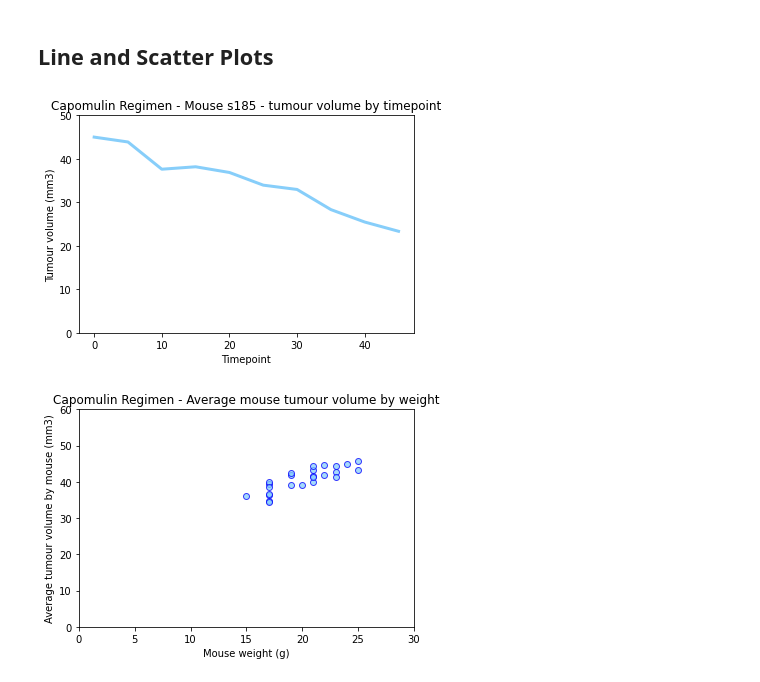
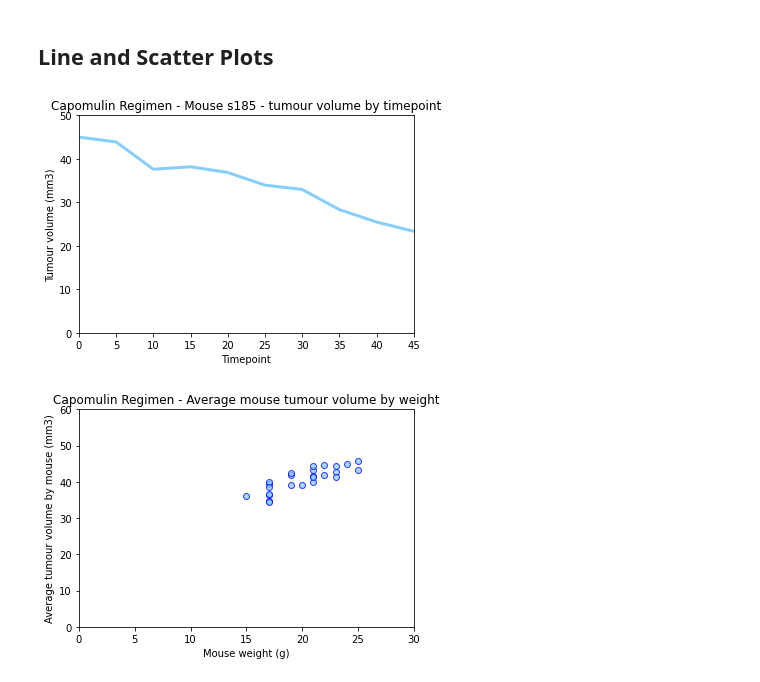
Before and after one commit to kimco2/linear_regression_tumor_treatment, a Jupyter notebook: script.ipynb, the cells around one changed output. Cells and saved outputs as stored; diff of their text form; code cells hidden in the pictures.

```diff
--- a/script.ipynb
+++ b/script.ipynb
@@ -243,19 +243,20 @@ plt.show()
 # %%
 # Generate a line plot of tumour volume vs. time point for a mouse treated with Capomulin
 
 # Selecting the mouse and defining the x and y values
 the_chosen_mouse_df = clean_merged_mice_df.loc[clean_merged_mice_df["Mouse ID"] == "s185"]
 tumour_volume = the_chosen_mouse_df["Tumour Volume (mm3)"]
 timepoint = the_chosen_mouse_df["Timepoint"]
 
 # Charting the line plot
 the_chosen_mouse_line_plot, = plt.plot(timepoint, tumour_volume, color="lightskyblue", label="Mouse s185", linewidth=3)
 plt.xlabel("Timepoint")
 plt.ylabel("Tumour volume (mm3)")
 plt.title("Capomulin Regimen - Mouse s185 - tumour volume by timepoint")
-plt.ylim([0, 50]);
+plt.ylim([0, 50])
+plt.xlim([0,45]);
 # %% [output]
-[figure, old version]
+[figure, new version]
 # %%
 # Generate a scatter plot of average tumour volume vs. mouse weight for the Capomulin regimen
 
```
Also changed, not shown: parts of 1 cell of this notebook.
